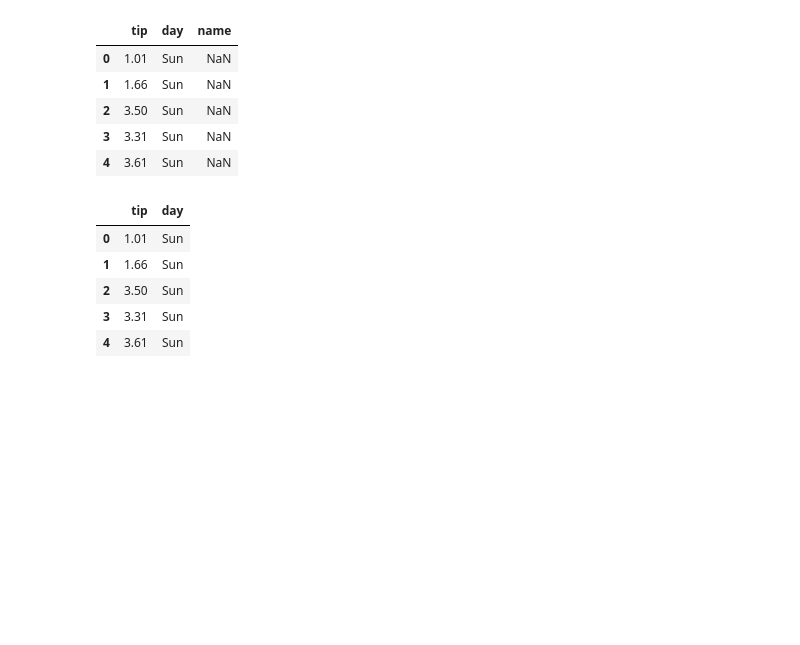
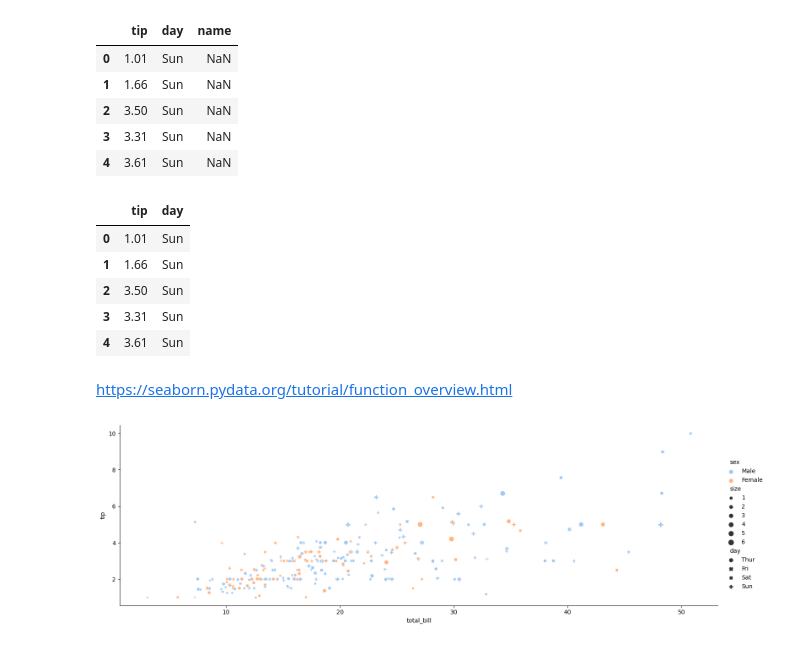
Before and after one commit to raquelbcarballo/Machine_Learning_Docs, a Jupyter notebook: Python_Seaborn.ipynb, the cells around one changed output. Drawn from its saved outputs; the diff is of its cells as text; code cells hidden in the pictures; blank space fills up the shorter version.

```diff
--- a/Python_Seaborn.ipynb
+++ b/Python_Seaborn.ipynb
@@ -106,3 +107,12 @@ data[["tip","day"]]
 | 2 | 3.50 | Sun |
 | 3 | 3.31 | Sun |
 | 4 | 3.61 | Sun |
+# %% [markdown]
+https://seaborn.pydata.org/tutorial/function_overview.html
+# %%
+sns.set_palette('pastel')
+# %%
+sns.relplot(data = tips, x='total_bill',y='tip', hue='sex',style='day', size='size',aspect=3)
+plt.show()
+# %% [output]
+[figure, added]
```
Also changed, not shown: parts of 3 cells of this notebook, 4 other files.
